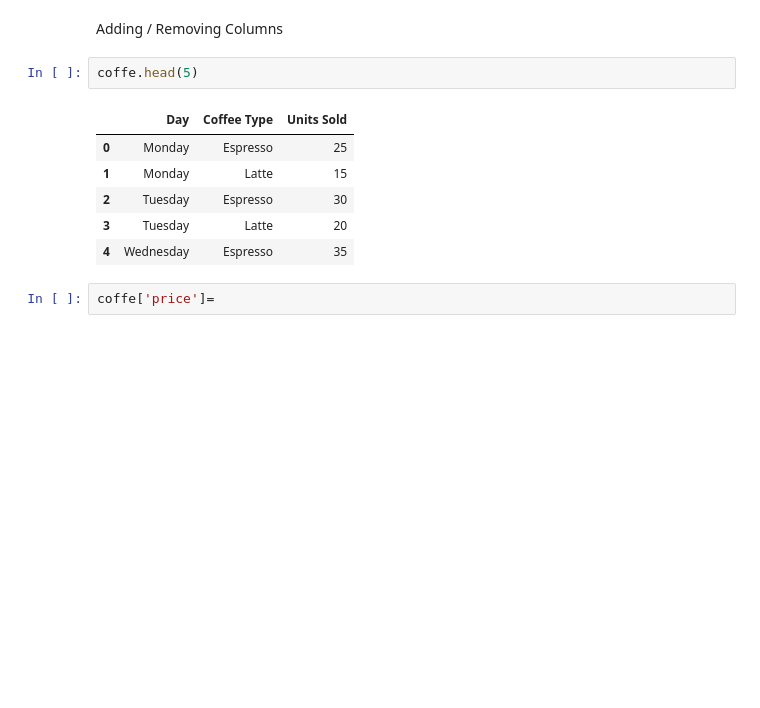
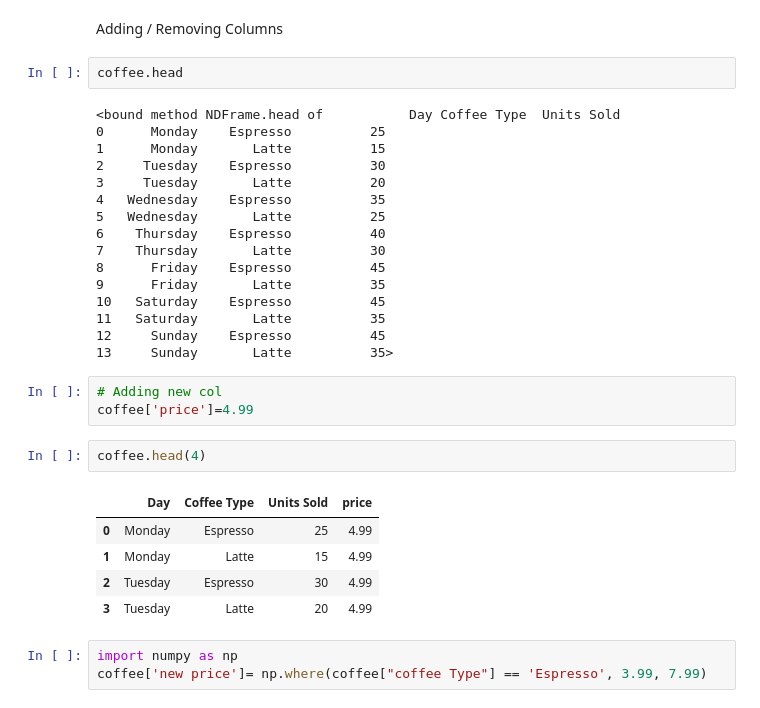
Before and after one commit to Abbasam8910/Python, a Jupyter notebook: Pandas Tutorials/4. Filtering Data.ipynb, the cells around one changed output. Cells and saved outputs as stored; diff of their text form; blank space fills up the shorter version.

```diff
--- a/Pandas Tutorials/4. Filtering Data.ipynb
+++ b/Pandas Tutorials/4. Filtering Data.ipynb
@@ -195,13 +195,34 @@ bios.query('born_country =="USA" and born_city=="Seattle"')
 # %% [markdown]
 Adding / Removing Columns
 # %%
-coffe.head(5)
+coffee.head
 # %% [output]
-|  | Day | Coffee Type | Units Sold |
-| 0 | Monday | Espresso | 25 |
-| 1 | Monday | Latte | 15 |
-| 2 | Tuesday | Espresso | 30 |
-| 3 | Tuesday | Latte | 20 |
-| 4 | Wednesday | Espresso | 35 |
+<bound method NDFrame.head of           Day Coffee Type  Units Sold
+0      Monday    Espresso          25
+1      Monday       Latte          15
+2     Tuesday    Espresso          30
+3     Tuesday       Latte          20
+4   Wednesday    Espresso          35
+5   Wednesday       Latte          25
+6    Thursday    Espresso          40
+7    Thursday       Latte          30
+8      Friday    Espresso          45
+9      Friday       Latte          35
+10   Saturday    Espresso          45
+11   Saturday       Latte          35
+12     Sunday    Espresso          45
+13     Sunday       Latte          35>
 # %%
-coffe['price']=
+# Adding new col
+coffee['price']=4.99
+# %%
+coffee.head(4)
+# %% [output]
+|  | Day | Coffee Type | Units Sold | price |
+| 0 | Monday | Espresso | 25 | 4.99 |
+| 1 | Monday | Latte | 15 | 4.99 |
+| 2 | Tuesday | Espresso | 30 | 4.99 |
+| 3 | Tuesday | Latte | 20 | 4.99 |
+# %%
+import numpy as np
+coffee['new price']= np.where(coffee["coffee Type"] == 'Espresso', 3.99, 7.99)
```
Also changed, not shown: parts of 5 cells of this notebook.
